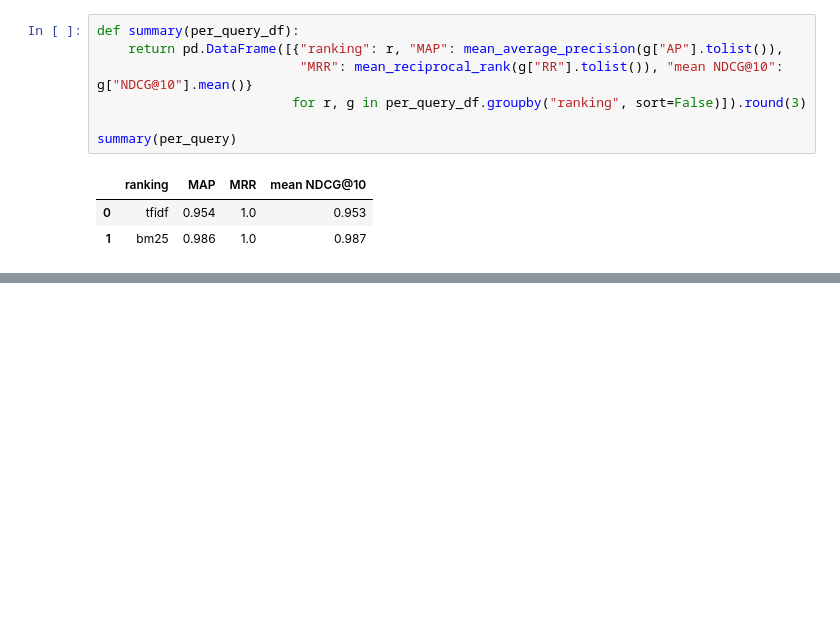
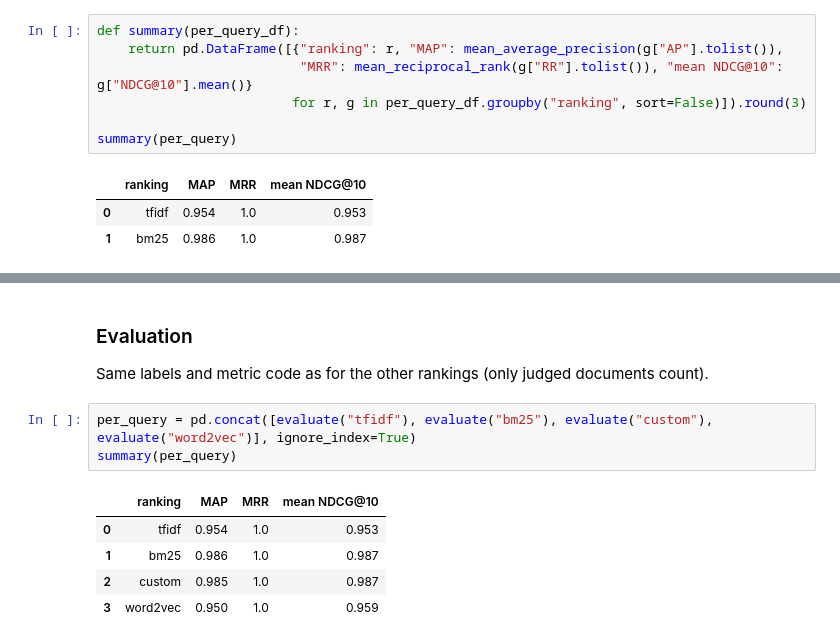
Before and after one commit to bielmongeortiz/irwa-final-project, a Jupyter notebook: project_progress/part_3/IRWA_part_3.ipynb, the cells around one changed output, grey strips where cells are left out. Saved outputs shown, nothing was run; the diff lists cells and outputs as text; blank space fills up the shorter version.

```diff
--- a/project_progress/part_3/IRWA_part_3.ipynb
+++ b/project_progress/part_3/IRWA_part_3.ipynb
@@ -148,0 +328,13 @@ summary(per_query)
+# %% [markdown]
+### Evaluation
+
+Same labels and metric code as for the other rankings (only judged documents count).
+# %%
+per_query = pd.concat([evaluate("tfidf"), evaluate("bm25"), evaluate("custom"), evaluate("word2vec")], ignore_index=True)
+summary(per_query)
+# %% [output]
+|  | ranking | MAP | MRR | mean NDCG@10 |
+| 0 | tfidf | 0.954 | 1.0 | 0.953 |
+| 1 | bm25 | 0.986 | 1.0 | 0.987 |
+| 2 | custom | 0.985 | 1.0 | 0.987 |
+| 3 | word2vec | 0.950 | 1.0 | 0.959 |
```
Also changed, not shown: parts of 10 cells of this notebook, 3 other files.
